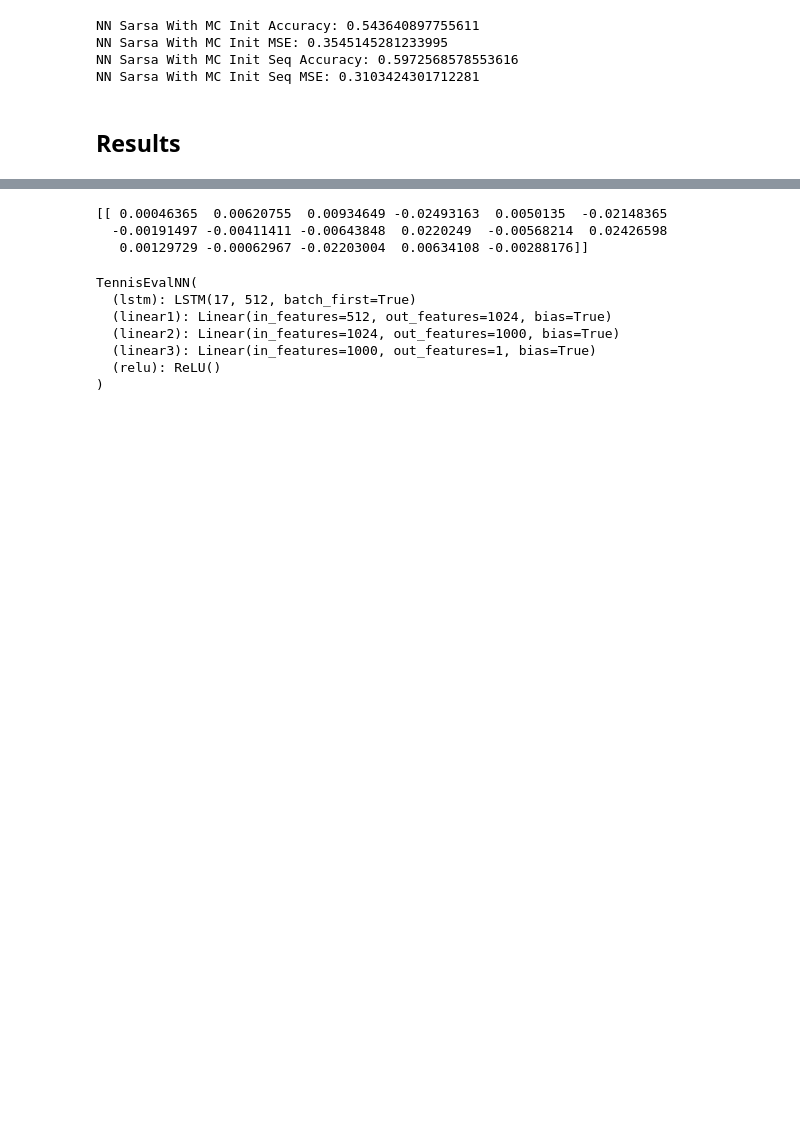
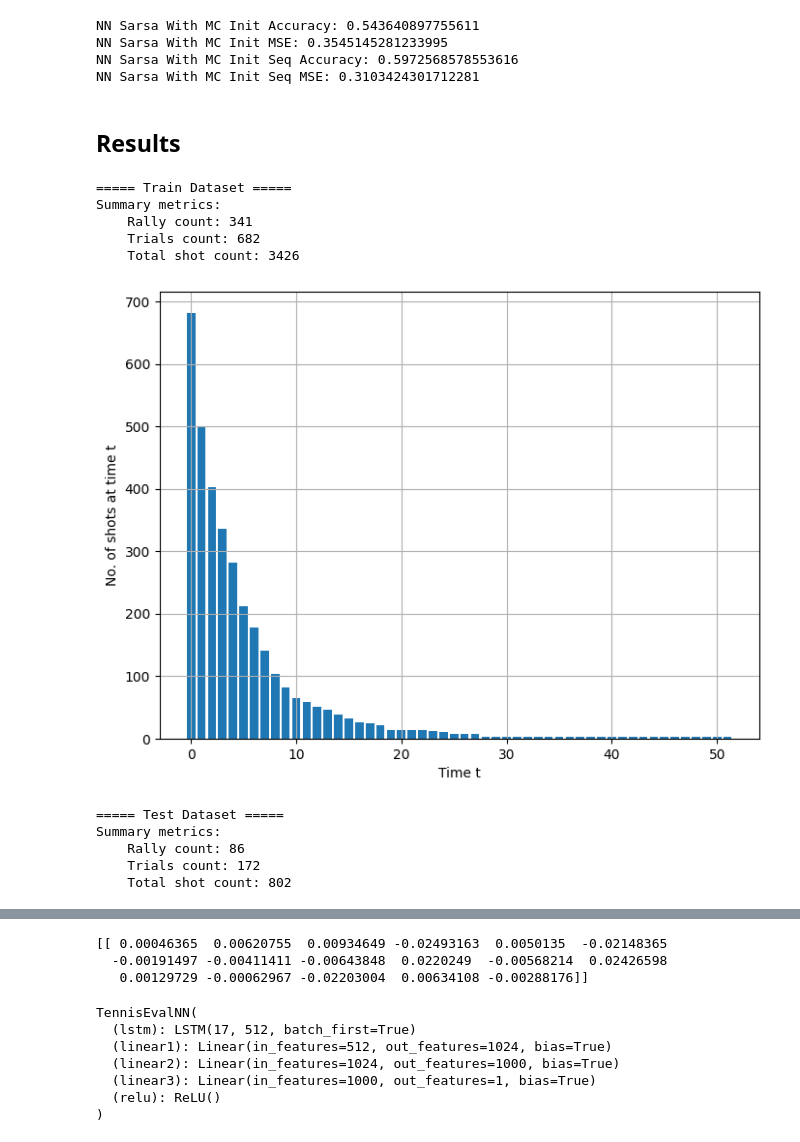
Before and after one commit to Genisis2/cs5446_project, a Jupyter notebook: final_report.ipynb, the cells around one changed output, grey strips where cells are left out. Saved outputs shown, nothing was run; the diff lists cells and outputs as text; code cells hidden in the pictures; blank space fills up the shorter version.

Commit message:
Plotting shot count distribution

```diff
--- a/final_report.ipynb
+++ b/final_report.ipynb
@@ -284,3 +284,24 @@ torch.save(nn_sarsa_model.state_dict(), os.path.join(model_dirpath, 'nn_sarsa_mo
 torch.save(nn_sarsa_with_mc_model.state_dict(), os.path.join(model_dirpath, 'nn_sarsa_with_mc_model.pth'))
 # %% [markdown]
 ## Results
+# %%
+import evaluation as eval
+from data import train_dataset, test_dataset
+
+print("===== Train Dataset =====")
+eval.plot_stroke_distribution(train_dataset)
+print()
+print("===== Test Dataset =====")
+eval.plot_stroke_distribution(test_dataset)
+# %% [output]
+===== Train Dataset =====
+Summary metrics:
+    Rally count: 341
+    Trials count: 682
+    Total shot count: 3426
+[figure, added]
+===== Test Dataset =====
+Summary metrics:
+    Rally count: 86
+    Trials count: 172
+    Total shot count: 802
```
Also changed, not shown: parts of 1 cell of this notebook, 2 other files.
